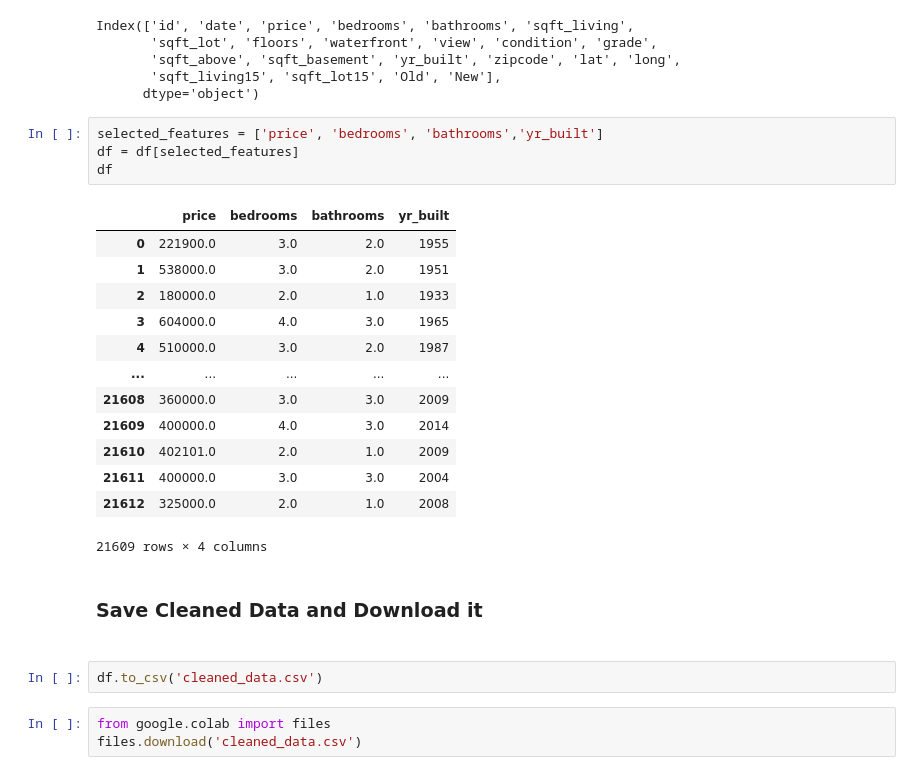
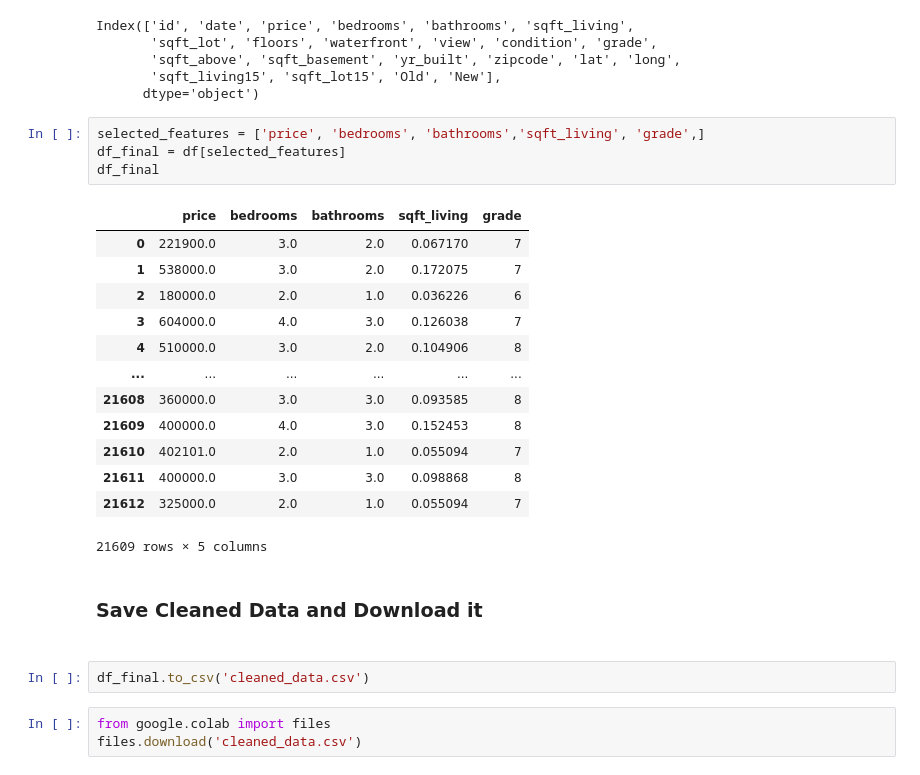
Before and after one commit to Ruqyai/Course-DS, a Jupyter notebook: houses_prices_ytechsa.ipynb, the cells around one changed output. Saved outputs shown, nothing was run; the diff lists cells and outputs as text.

```diff
--- a/houses_prices_ytechsa.ipynb
+++ b/houses_prices_ytechsa.ipynb
@@ -587,27 +601,27 @@ Index(['id', 'date', 'price', 'bedrooms', 'bathrooms', 'sqft_living',
        'sqft_living15', 'sqft_lot15', 'Old', 'New'],
       dtype='object')
 # %%
-selected_features = ['price', 'bedrooms', 'bathrooms','yr_built']
-df = df[selected_features]
-df
+selected_features = ['price', 'bedrooms', 'bathrooms','sqft_living', 'grade',]
+df_final = df[selected_features]
+df_final
 # %% [output]
-|  | price | bedrooms | bathrooms | yr_built |
-| 0 | 221900.0 | 3.0 | 2.0 | 1955 |
-| 1 | 538000.0 | 3.0 | 2.0 | 1951 |
-| 2 | 180000.0 | 2.0 | 1.0 | 1933 |
-| 3 | 604000.0 | 4.0 | 3.0 | 1965 |
-| 4 | 510000.0 | 3.0 | 2.0 | 1987 |
-| ... | ... | ... | ... | ... |
-| 21608 | 360000.0 | 3.0 | 3.0 | 2009 |
-| 21609 | 400000.0 | 4.0 | 3.0 | 2014 |
-| 21610 | 402101.0 | 2.0 | 1.0 | 2009 |
-| 21611 | 400000.0 | 3.0 | 3.0 | 2004 |
-| 21612 | 325000.0 | 2.0 | 1.0 | 2008 |
+|  | price | bedrooms | bathrooms | sqft_living | grade |
+| 0 | 221900.0 | 3.0 | 2.0 | 0.067170 | 7 |
+| 1 | 538000.0 | 3.0 | 2.0 | 0.172075 | 7 |
+| 2 | 180000.0 | 2.0 | 1.0 | 0.036226 | 6 |
+| 3 | 604000.0 | 4.0 | 3.0 | 0.126038 | 7 |
+| 4 | 510000.0 | 3.0 | 2.0 | 0.104906 | 8 |
+| ... | ... | ... | ... | ... | ... |
+| 21608 | 360000.0 | 3.0 | 3.0 | 0.093585 | 8 |
+| 21609 | 400000.0 | 4.0 | 3.0 | 0.152453 | 8 |
+| 21610 | 402101.0 | 2.0 | 1.0 | 0.055094 | 7 |
+| 21611 | 400000.0 | 3.0 | 3.0 | 0.098868 | 8 |
+| 21612 | 325000.0 | 2.0 | 1.0 | 0.055094 | 7 |
-21609 rows × 4 columns
+21609 rows × 5 columns
 # %% [markdown]
 <h3>Save Cleaned Data and Download it <h3>
 # %%
-df.to_csv('cleaned_data.csv')
+df_final.to_csv('cleaned_data.csv')
 # %%
 from google.colab import files
 files.download('cleaned_data.csv')
```
Also changed, not shown: parts of 13 cells of this notebook.
